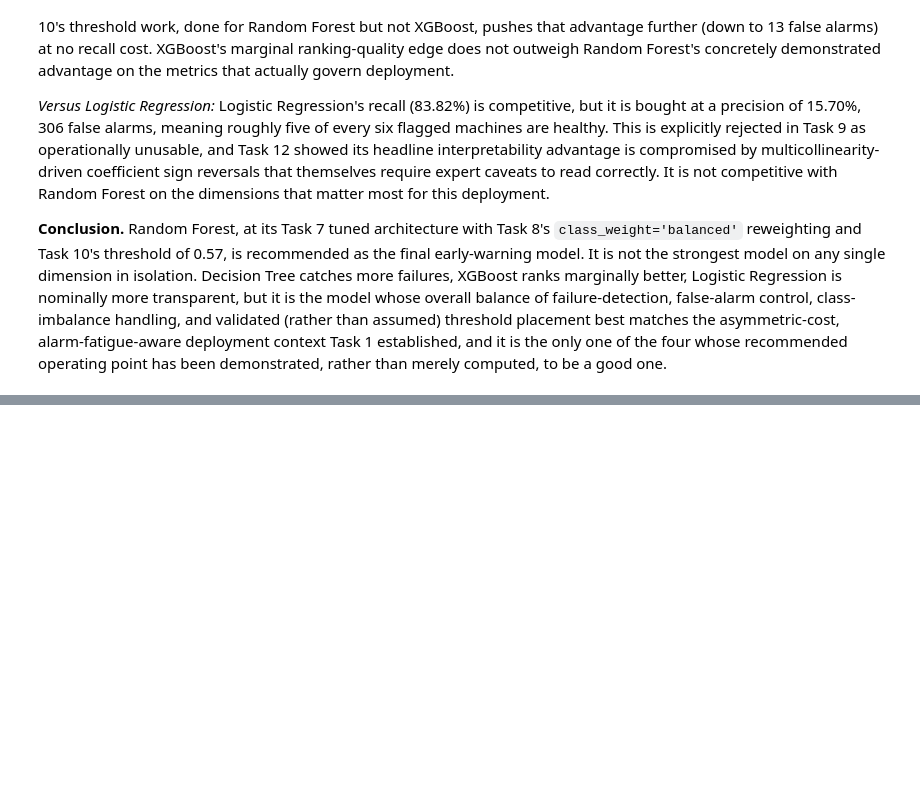
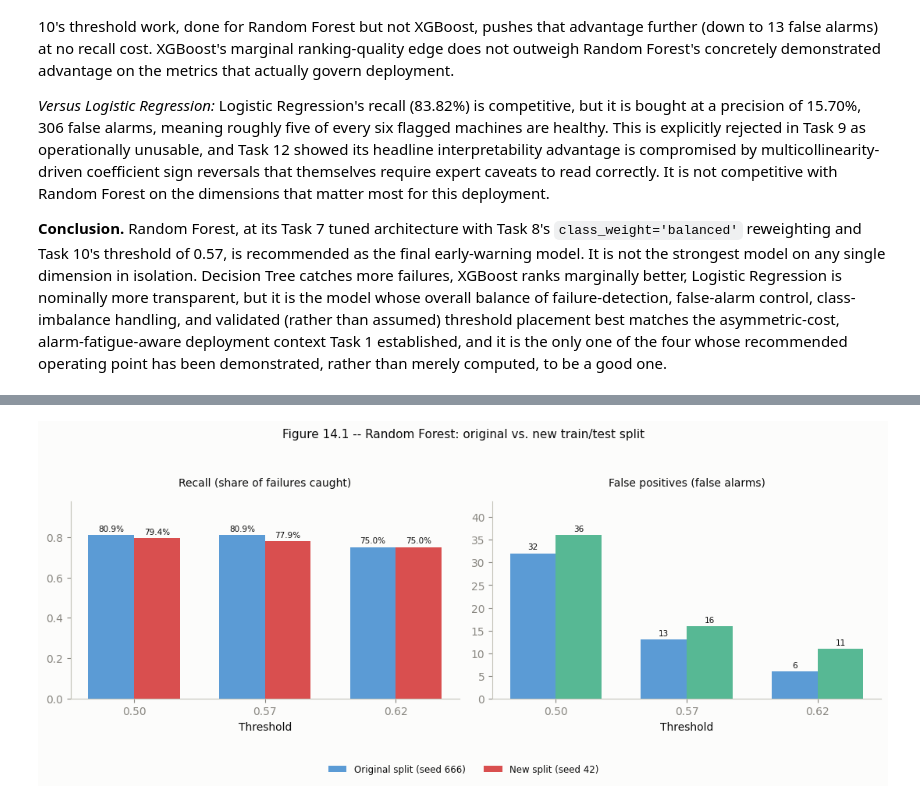
Before and after one commit to JoseAlberto88/Predictive-Maintenance-Dataset, a Jupyter notebook: Predictive_Maintenance_Dataset.ipynb, the cells around one changed output, grey strips where cells are left out. Saved outputs shown, nothing was run; the diff lists cells and outputs as text; code cells hidden in the pictures; blank space fills up the shorter version.

```diff
--- a/Predictive_Maintenance_Dataset.ipynb
+++ b/Predictive_Maintenance_Dataset.ipynb
@@ -3412,0 +3469,16 @@ Your conclusion must clearly explain why the selected model is preferable to the
+# %%
+# 14.1 -- Re-encode and re-scale from scratch on the NEW split
+# (fit-on-train-only, exactly as in Task 4)
+
+Xr_train_enc = pd.get_dummies(Xr_train, columns=['Type'], drop_first=True)
+Xr_test_enc = pd.get_dummies(Xr_test, columns=['Type'], drop_first=True)
+Xr_test_enc = Xr_test_enc.reindex(columns=Xr_train_enc.columns, fill_value=0)
+
+scaler_r = StandardScaler().fit(Xr_train_enc)
+Xr_train_scaled = pd.DataFrame(scaler_r.transform(Xr_train_enc),
+                                columns=Xr_train_enc.columns, index=Xr_train_enc.index)
+Xr_test_scaled = pd.DataFrame(scaler_r.transform(Xr_test_enc),
+                               columns=Xr_test_enc.columns, index=Xr_test_enc.index)
+
+neg_r, pos_r = (yr_train == 0).sum(), (yr_train == 1).sum()
+scale_pos_weight_r = neg_r / pos_r
@@ -3412,0 +3631,50 @@ Your conclusion must clearly explain why the selected model is preferable to the
+# %%
+# 14.4 Visualization: Random Forest recall / false-alarm trade-off,
+# original split vs. new split, at the same three thresholds
+
+fig, axes = plt.subplots(1, 2, figsize=(11, 4.5))
+
+orig_thresh = pd.DataFrame({
+    'Threshold': [0.50, 0.57, 0.62],
+    'Recall': [0.8088, 0.8088, 0.7500],
+    'FP': [32, 13, 6],
+})
+
+panel_specs = [
+    ('Recall', "Recall (share of failures caught)", COLOR_FAILURE_STRONG),
+    ('FP', "False positives (false alarms)", COLOR_NO_FAILURE_STRONG),
+]
+for ax, (col, title, color) in zip(axes, panel_specs):
+    x = np.arange(3)
+    width = 0.35
+    bars_orig = ax.bar(x - width / 2, orig_thresh[col].values, width,
+                        label=f'Original split (seed {RANDOM_SEED})',
+                        color=COLOR_NO_FAILURE, edgecolor='none')
+    bars_new = ax.bar(x + width / 2, threshold_check[col].values, width,
+                       label=f'New split (seed {ROBUSTNESS_SEED})',
+                       color=color, edgecolor='none')
+    labels_orig = ([f"{v * 100:.1f}%" for v in orig_thresh[col].values] if col == 'Recall'
+                    else [f"{int(v)}" for v in orig_thresh[col].values])
+    labels_new = ([f"{v * 100:.1f}%" for v in threshold_check[col].values] if col == 'Recall'
+                   else [f"{int(v)}" for v in threshold_check[col].values])
+    ax.bar_label(bars_orig, labels=labels_orig, padding=2, fontsize=7.5)
+    ax.bar_label(bars_new, labels=labels_new, padding=2, fontsize=7.5)
+    ax.set_xticks(x)
+    ax.set_xticklabels(['0.50', '0.57', '0.62'])
+    ax.set_xlabel('Threshold')
+    ax.set_title(title, fontsize=10)
+    ax.spines[['top', 'right']].set_visible(False)
+    ax.spines[['left', 'bottom']].set_color(AXIS_COLOR)
+    ax.tick_params(colors=TEXT_MUTED)
+    ax.grid(False)
+    top = ax.get_ylim()[1]
+    ax.set_ylim(0, top * 1.15)
+
+fig.legend(*axes[0].get_legend_handles_labels(), loc='lower center', ncol=2,
+           frameon=False, fontsize=8.5, bbox_to_anchor=(0.5, -0.03))
+fig.suptitle("Figure 14.1 -- Random Forest: original vs. new train/test split", fontsize=11)
+plt.tight_layout(rect=[0, 0.08, 1, 0.94])
+savefig("fig14_1_robustness_split_comparison.png")
+plt.show()
+# %% [output]
+[figure, added]
```
Also changed, not shown: parts of 6 cells of this notebook.
